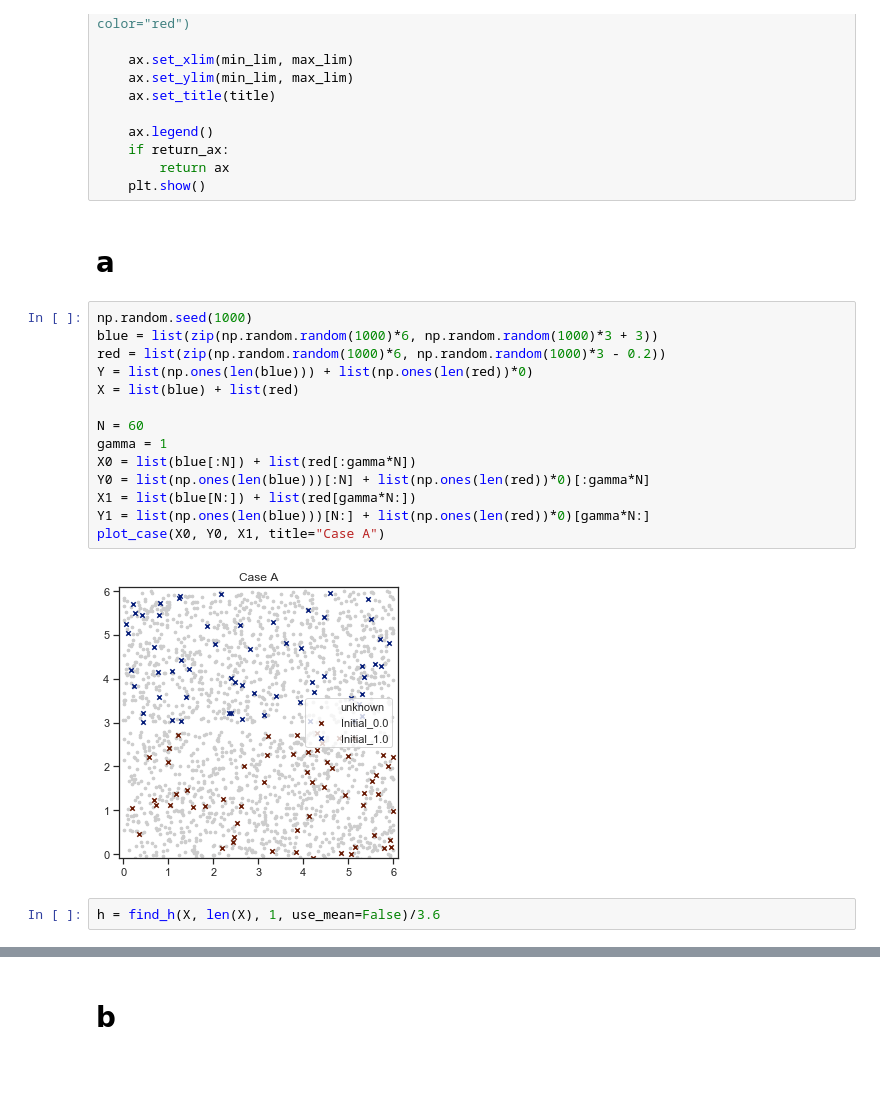
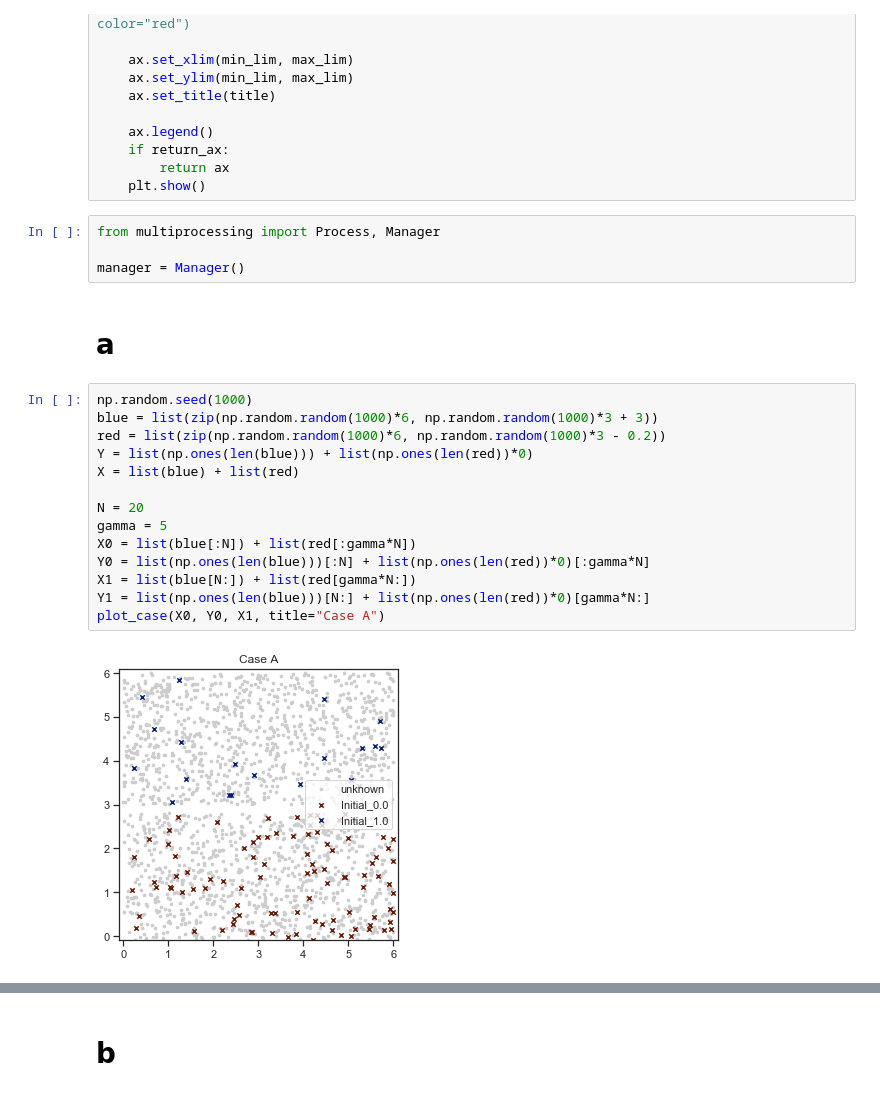
Before and after one commit to imamar94/GL, a Jupyter notebook: 03 Additional Data.ipynb, the cells around one changed output, grey strips where cells are left out. Drawn from its saved outputs; the diff is of its cells as text.

```diff
--- a/03 Additional Data.ipynb
+++ b/03 Additional Data.ipynb
@@ -85,25 +85,27 @@ def plot_case(X0, Y0, X1, return_ax=False, title=""):
     if return_ax:
         return ax
     plt.show()
+# %%
+from multiprocessing import Process, Manager
+
+manager = Manager()
 # %% [markdown]
 # a
 # %%
 np.random.seed(1000)
 blue = list(zip(np.random.random(1000)*6, np.random.random(1000)*3 + 3))
 red = list(zip(np.random.random(1000)*6, np.random.random(1000)*3 - 0.2))
 Y = list(np.ones(len(blue))) + list(np.ones(len(red))*0)
 X = list(blue) + list(red)
 
-N = 60
-gamma = 1
+N = 20
+gamma = 5
 X0 = list(blue[:N]) + list(red[:gamma*N])
 Y0 = list(np.ones(len(blue)))[:N] + list(np.ones(len(red))*0)[:gamma*N]
 X1 = list(blue[N:]) + list(red[gamma*N:])
 Y1 = list(np.ones(len(blue)))[N:] + list(np.ones(len(red))*0)[gamma*N:]
 plot_case(X0, Y0, X1, title="Case A")
 # %% [output]
-[figure, old version]
+[figure, new version]
-# %%
-h = find_h(X, len(X), 1, use_mean=False)/3.6
 # %%
 denums = [1, 2, 3, 3.6, 4, 5]
```
Also changed, not shown: parts of 19 cells of this notebook, 2 other files.
